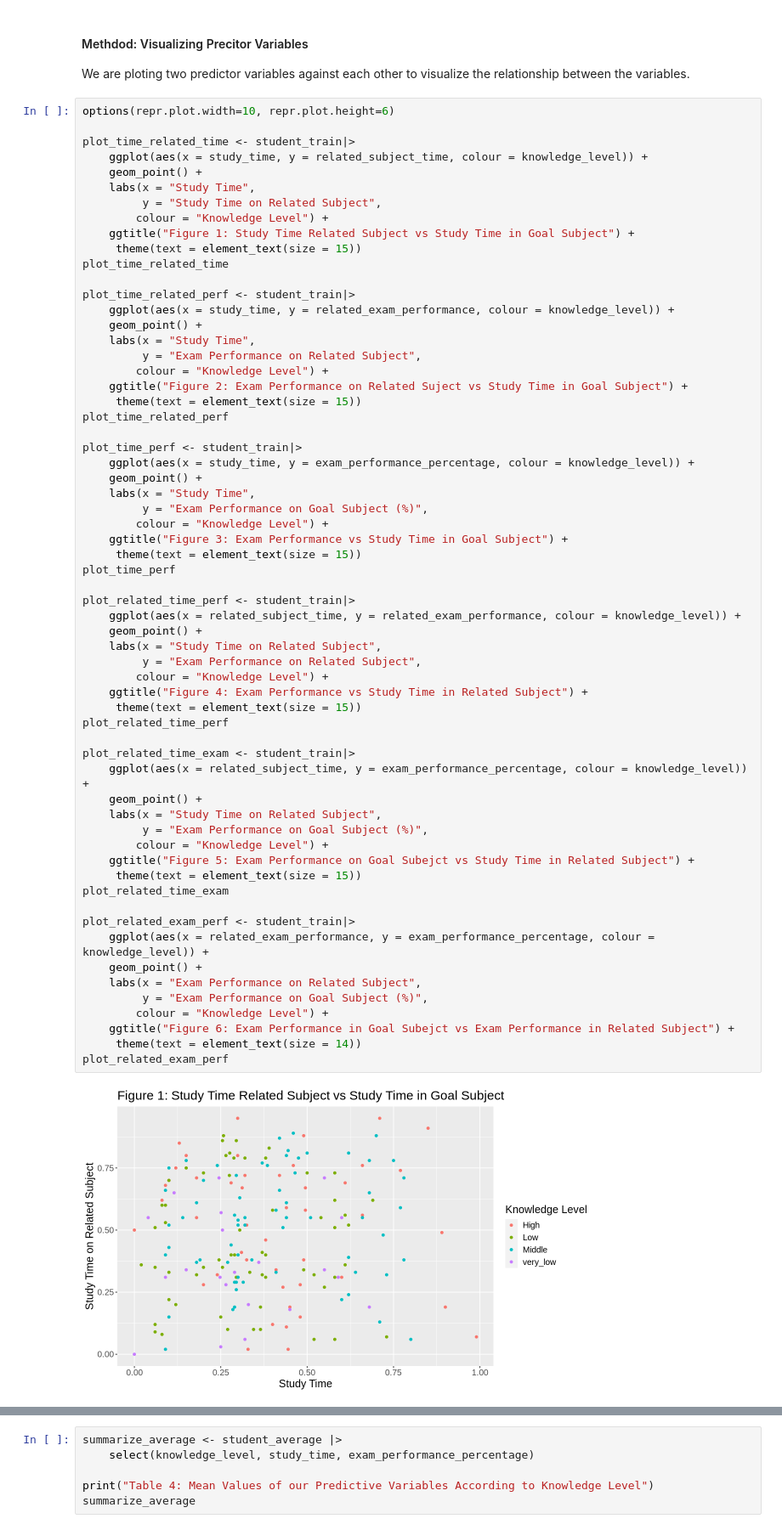
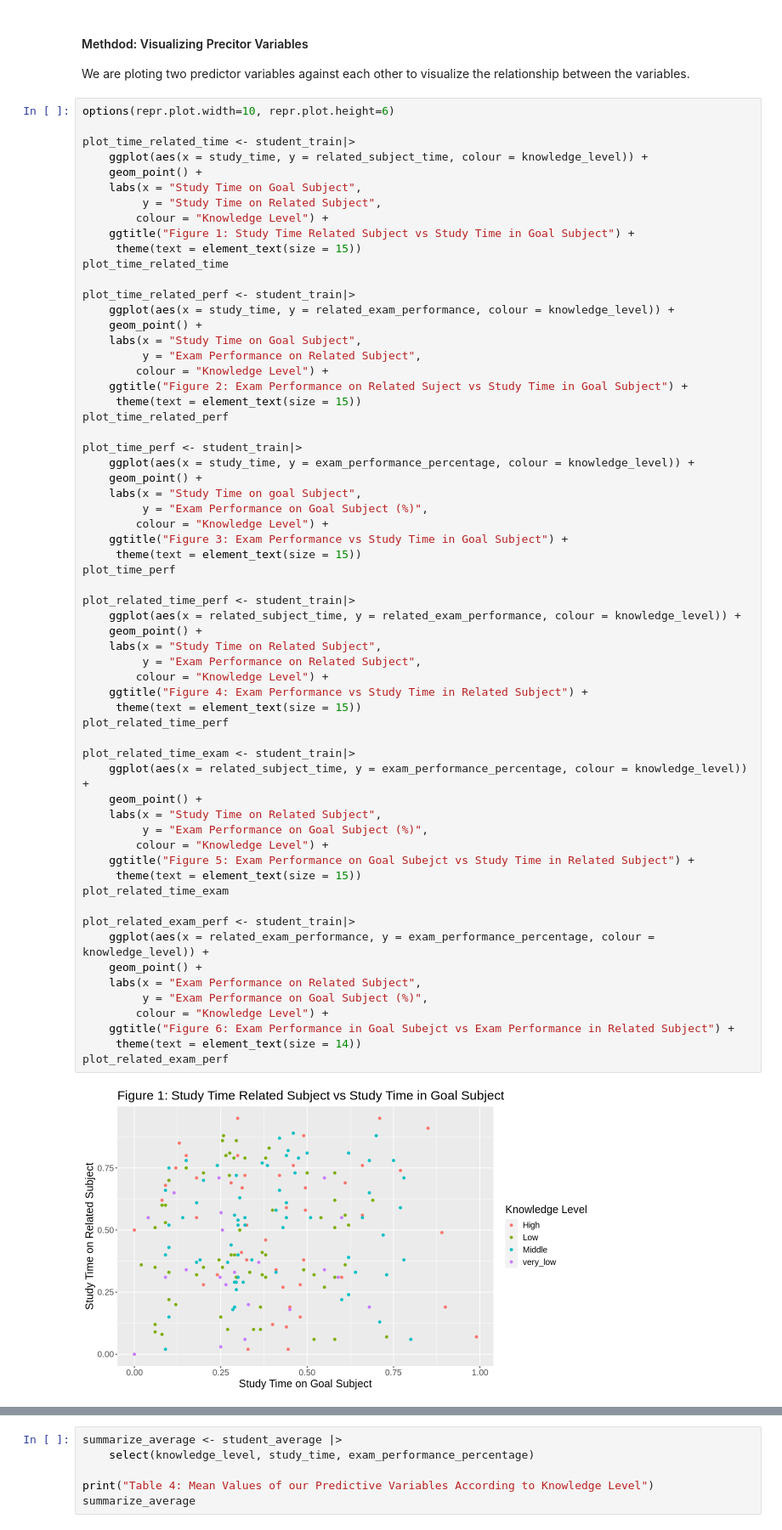
Before and after one commit to maywilsdon/dsci-100-2023s1-group-20, a Jupyter notebook: proposal.ipynb, the cells around one changed output, grey strips where cells are left out. Shown: that part at 85% size. Drawn from its saved outputs; the diff is of its cells as text.

```diff
--- a/proposal.ipynb
+++ b/proposal.ipynb
@@ -115,7 +115,7 @@ options(repr.plot.width=10, repr.plot.height=6)
 plot_time_related_time <- student_train|>
     ggplot(aes(x = study_time, y = related_subject_time, colour = knowledge_level)) +
     geom_point() +
-    labs(x = "Study Time",
+    labs(x = "Study Time on Goal Subject",
          y = "Study Time on Related Subject",
         colour = "Knowledge Level") +
     ggtitle("Figure 1: Study Time Related Subject vs Study Time in Goal Subject") +
@@ -125,7 +125,7 @@ plot_time_related_time
 plot_time_related_perf <- student_train|>
     ggplot(aes(x = study_time, y = related_exam_performance, colour = knowledge_level)) +
     geom_point() +
-    labs(x = "Study Time",
+    labs(x = "Study Time on Goal Subject",
          y = "Exam Performance on Related Subject",
         colour = "Knowledge Level") +
     ggtitle("Figure 2: Exam Performance on Related Suject vs Study Time in Goal Subject") +
@@ -135,7 +135,7 @@ plot_time_related_perf
 plot_time_perf <- student_train|>
     ggplot(aes(x = study_time, y = exam_performance_percentage, colour = knowledge_level)) +
     geom_point() +
-    labs(x = "Study Time",
+    labs(x = "Study Time on goal Subject",
          y = "Exam Performance on Goal Subject (%)",
         colour = "Knowledge Level") +
     ggtitle("Figure 3: Exam Performance vs Study Time in Goal Subject") +
@@ -145,31 +145,31 @@ plot_time_perf
 plot_related_time_perf <- student_train|>
     ggplot(aes(x = related_subject_time, y = related_exam_performance, colour = knowledge_level)) +
     geom_point() +
     labs(x = "Study Time on Related Subject",
          y = "Exam Performance on Related Subject",
         colour = "Knowledge Level") +
     ggtitle("Figure 4: Exam Performance vs Study Time in Related Subject") +
      theme(text = element_text(size = 15))
 plot_related_time_perf
 
 plot_related_time_exam <- student_train|>
     ggplot(aes(x = related_subject_time, y = exam_performance_percentage, colour = knowledge_level)) +
     geom_point() +
     labs(x = "Study Time on Related Subject",
          y = "Exam Performance on Goal Subject (%)",
         colour = "Knowledge Level") +
     ggtitle("Figure 5: Exam Performance on Goal Subejct vs Study Time in Related Subject") +
      theme(text = element_text(size = 15))
 plot_related_time_exam
 
 plot_related_exam_perf <- student_train|>
     ggplot(aes(x = related_exam_performance, y = exam_performance_percentage, colour = knowledge_level)) +
     geom_point() +
     labs(x = "Exam Performance on Related Subject",
          y = "Exam Performance on Goal Subject (%)",
         colour = "Knowledge Level") +
     ggtitle("Figure 6: Exam Performance in Goal Subejct vs Exam Performance in Related Subject") +
      theme(text = element_text(size = 14))
 plot_related_exam_perf
 # %% [output]
-[figure, old version]
+[figure, new version]
```
Also changed, not shown: parts of 12 cells of this notebook.
